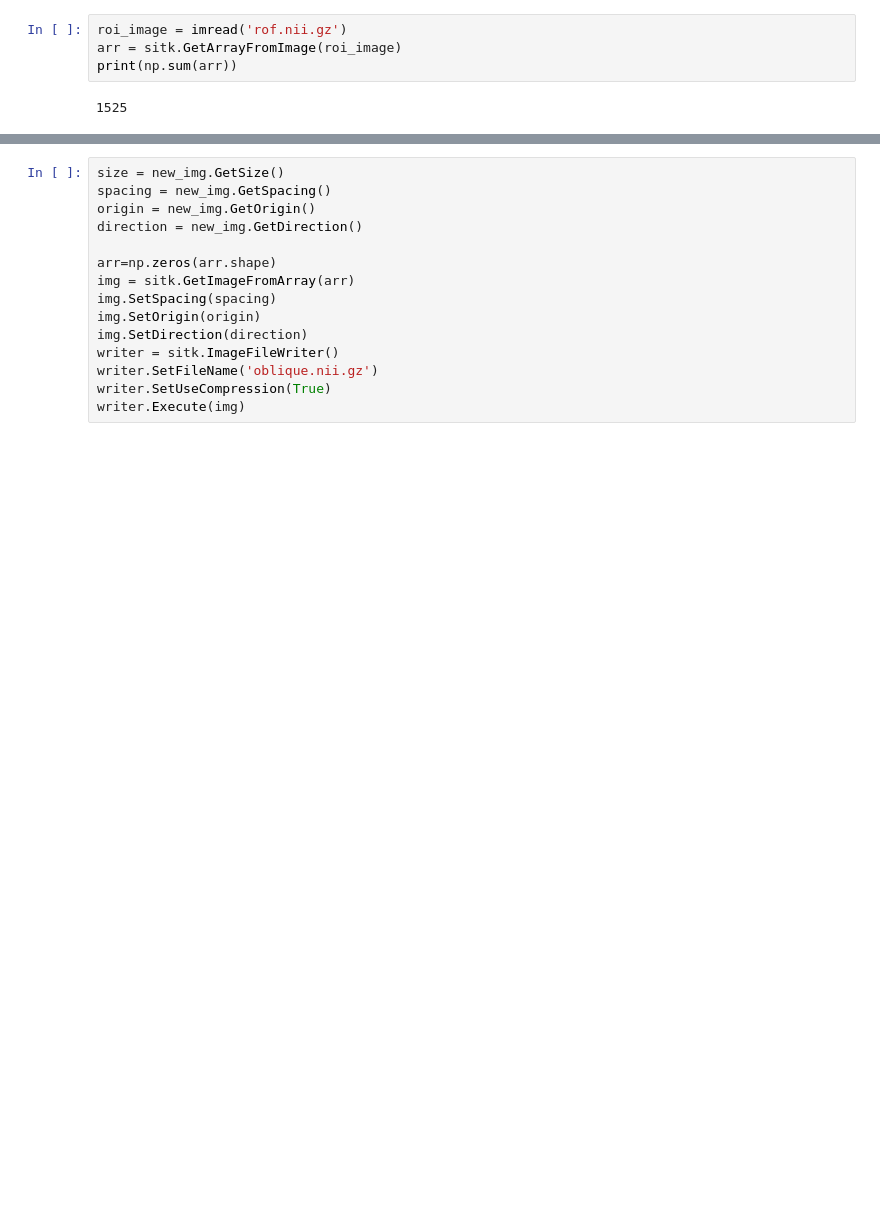
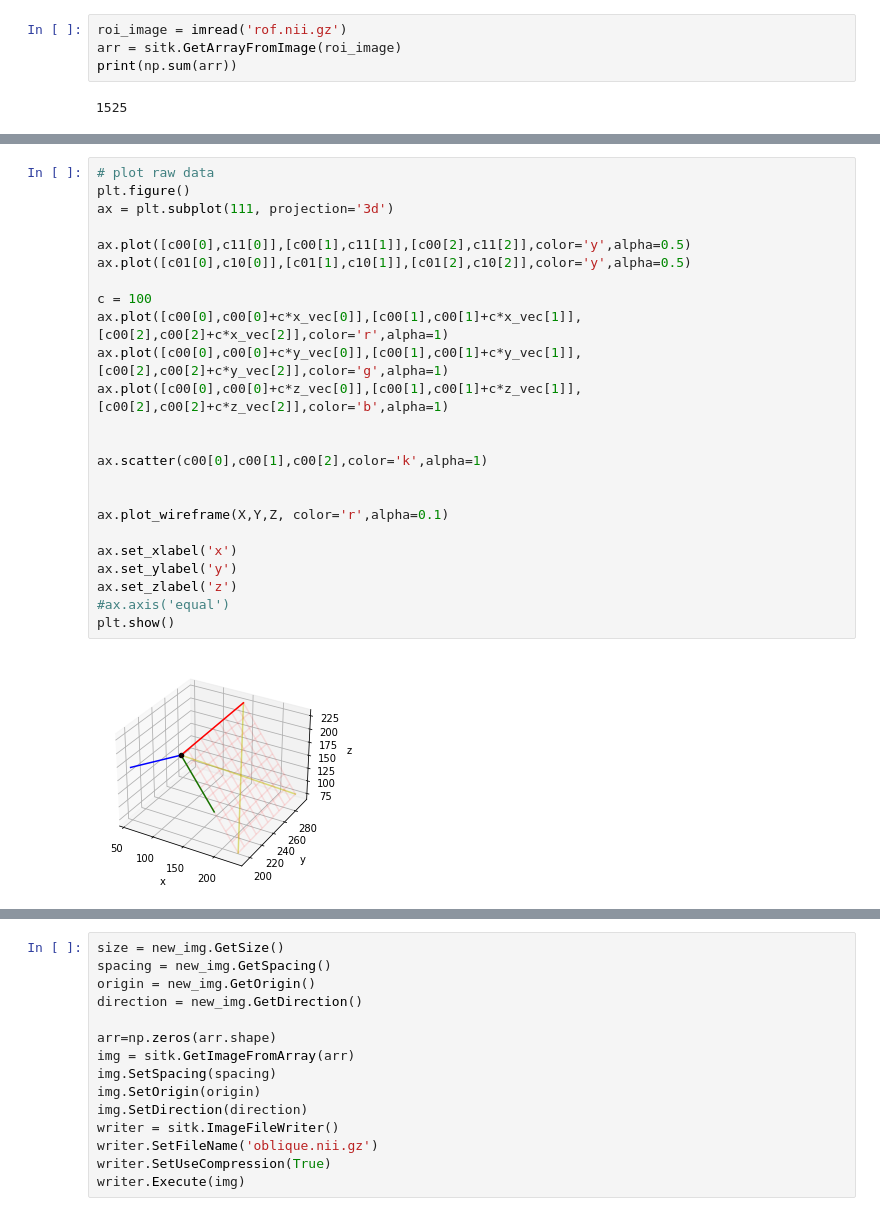
Before and after one commit to pangyuteng/fiss-viz-tmp, a Jupyter notebook: oblique.ipynb, the cells around one changed output, grey strips where cells are left out. Cells and saved outputs as stored; diff of their text form; blank space fills up the shorter version.

```diff
--- a/oblique.ipynb
+++ b/oblique.ipynb
@@ -255,0 +272,26 @@ print(size)
+# %%
+# plot raw data
+plt.figure()
+ax = plt.subplot(111, projection='3d')
+
+ax.plot([c00[0],c11[0]],[c00[1],c11[1]],[c00[2],c11[2]],color='y',alpha=0.5)
+ax.plot([c01[0],c10[0]],[c01[1],c10[1]],[c01[2],c10[2]],color='y',alpha=0.5)
+
+c = 100
+ax.plot([c00[0],c00[0]+c*x_vec[0]],[c00[1],c00[1]+c*x_vec[1]],[c00[2],c00[2]+c*x_vec[2]],color='r',alpha=1)
+ax.plot([c00[0],c00[0]+c*y_vec[0]],[c00[1],c00[1]+c*y_vec[1]],[c00[2],c00[2]+c*y_vec[2]],color='g',alpha=1)
+ax.plot([c00[0],c00[0]+c*z_vec[0]],[c00[1],c00[1]+c*z_vec[1]],[c00[2],c00[2]+c*z_vec[2]],color='b',alpha=1)
+
+
+ax.scatter(c00[0],c00[1],c00[2],color='k',alpha=1)
+
+
+ax.plot_wireframe(X,Y,Z, color='r',alpha=0.1)
+
+ax.set_xlabel('x')
+ax.set_ylabel('y')
+ax.set_zlabel('z')
+#ax.axis('equal')
+plt.show()
+# %% [output]
+[figure, added]
```
Also changed, not shown: parts of 13 cells of this notebook.
